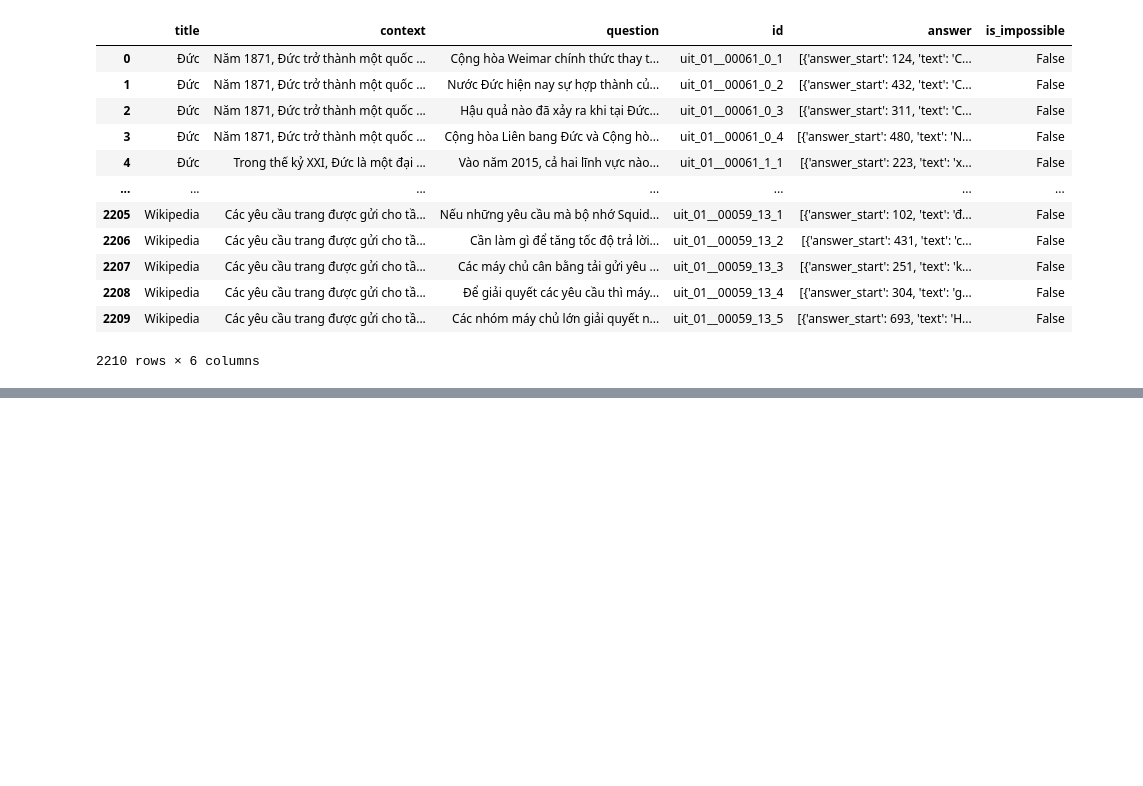
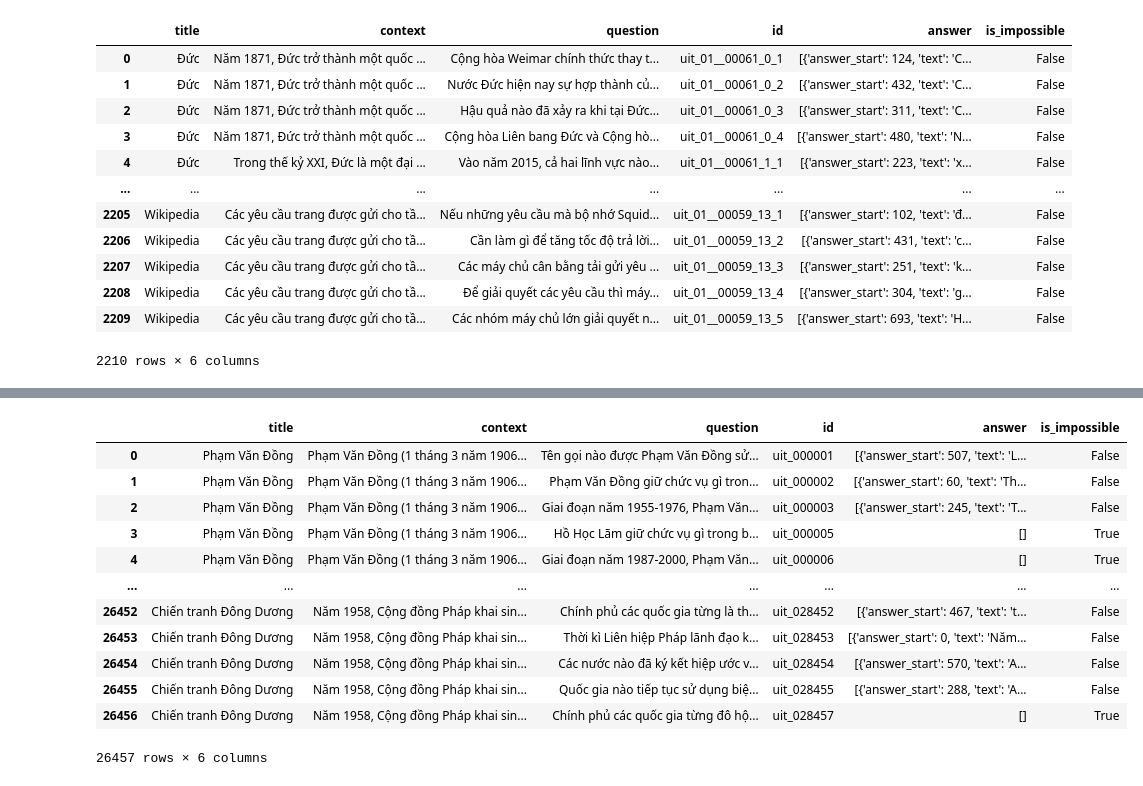
Before and after one commit to dat-browny/Multidocs-MRC, a Jupyter notebook: split_dataset.ipynb, the cells around one changed output, grey strips where cells are left out. Cells and saved outputs as stored; diff of their text form; code cells hidden in the pictures; blank space fills up the shorter version.

```diff
--- a/split_dataset.ipynb
+++ b/split_dataset.ipynb
@@ -96,6 +126,22 @@ negative_value = train_df[train_df['is_impossible']==True].sample(2000)
 # %%
 train_df.drop(negative_value.index, inplace=True)
 train_df = train_df.reset_index(drop=True)
+# %%
+train_df
+# %% [output]
+|  | title | context | question | id | answer | is_impossible |
+| 0 | Phạm Văn Đồng | Phạm Văn Đồng (1 tháng 3 năm 1906... | Tên gọi nào được Phạm Văn Đồng sử... | uit_000001 | [{'answer_start': 507, 'text': 'L... | False |
+| 1 | Phạm Văn Đồng | Phạm Văn Đồng (1 tháng 3 năm 1906... | Phạm Văn Đồng giữ chức vụ gì tron... | uit_000002 | [{'answer_start': 60, 'text': 'Th... | False |
+| 2 | Phạm Văn Đồng | Phạm Văn Đồng (1 tháng 3 năm 1906... | Giai đoạn năm 1955-1976, Phạm Văn... | uit_000003 | [{'answer_start': 245, 'text': 'T... | False |
+| 3 | Phạm Văn Đồng | Phạm Văn Đồng (1 tháng 3 năm 1906... | Hồ Học Lãm giữ chức vụ gì trong b... | uit_000005 | [] | True |
+| 4 | Phạm Văn Đồng | Phạm Văn Đồng (1 tháng 3 năm 1906... | Giai đoạn năm 1987-2000, Phạm Văn... | uit_000006 | [] | True |
+| ... | ... | ... | ... | ... | ... | ... |
+| 26452 | Chiến tranh Đông Dương | Năm 1958, Cộng đồng Pháp khai sin... | Chính phủ các quốc gia từng là th... | uit_028452 | [{'answer_start': 467, 'text': 't... | False |
+| 26453 | Chiến tranh Đông Dương | Năm 1958, Cộng đồng Pháp khai sin... | Thời kì Liên hiệp Pháp lãnh đạo k... | uit_028453 | [{'answer_start': 0, 'text': 'Năm... | False |
+| 26454 | Chiến tranh Đông Dương | Năm 1958, Cộng đồng Pháp khai sin... | Các nước nào đã ký kết hiệp ước v... | uit_028454 | [{'answer_start': 570, 'text': 'A... | False |
+| 26455 | Chiến tranh Đông Dương | Năm 1958, Cộng đồng Pháp khai sin... | Quốc gia nào tiếp tục sử dụng biệ... | uit_028455 | [{'answer_start': 288, 'text': 'A... | False |
+| 26456 | Chiến tranh Đông Dương | Năm 1958, Cộng đồng Pháp khai sin... | Chính phủ các quốc gia từng đô hộ... | uit_028457 | [] | True |
+26457 rows × 6 columns
 # %%
 val_df = pd.concat([negative_value[:1000], val_df]).sort_values('id').reset_index(drop=True)
 # %%
```
Also changed, not shown: parts of 9 cells of this notebook, 4 other files.
